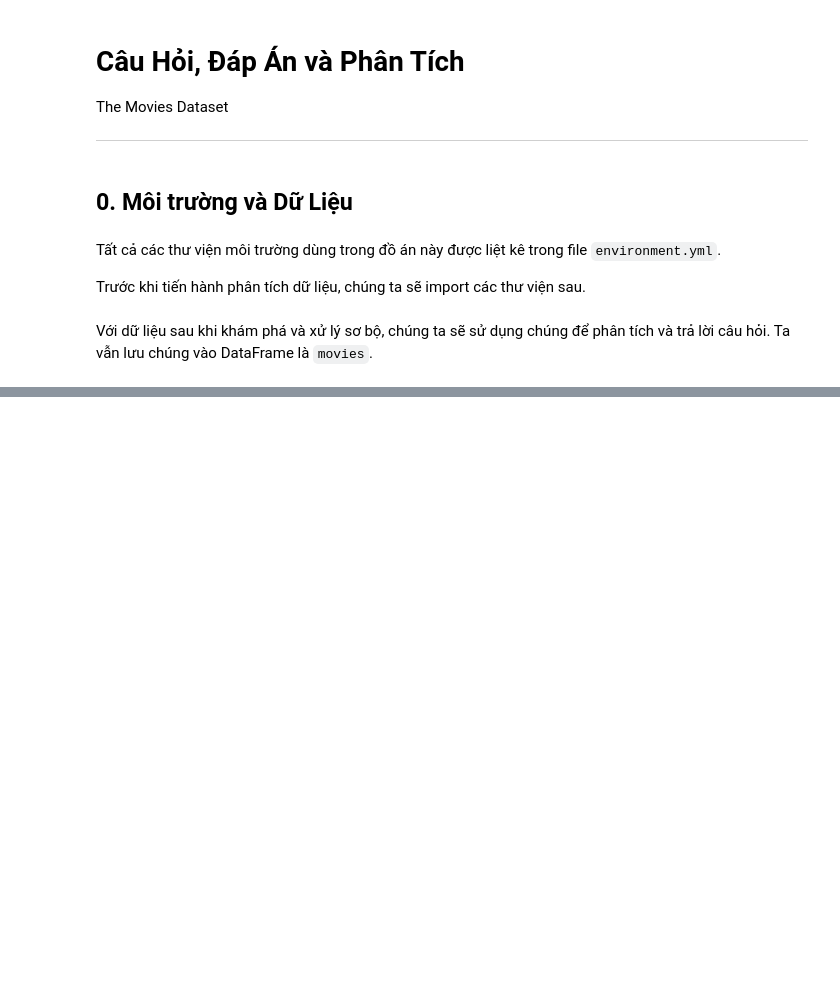
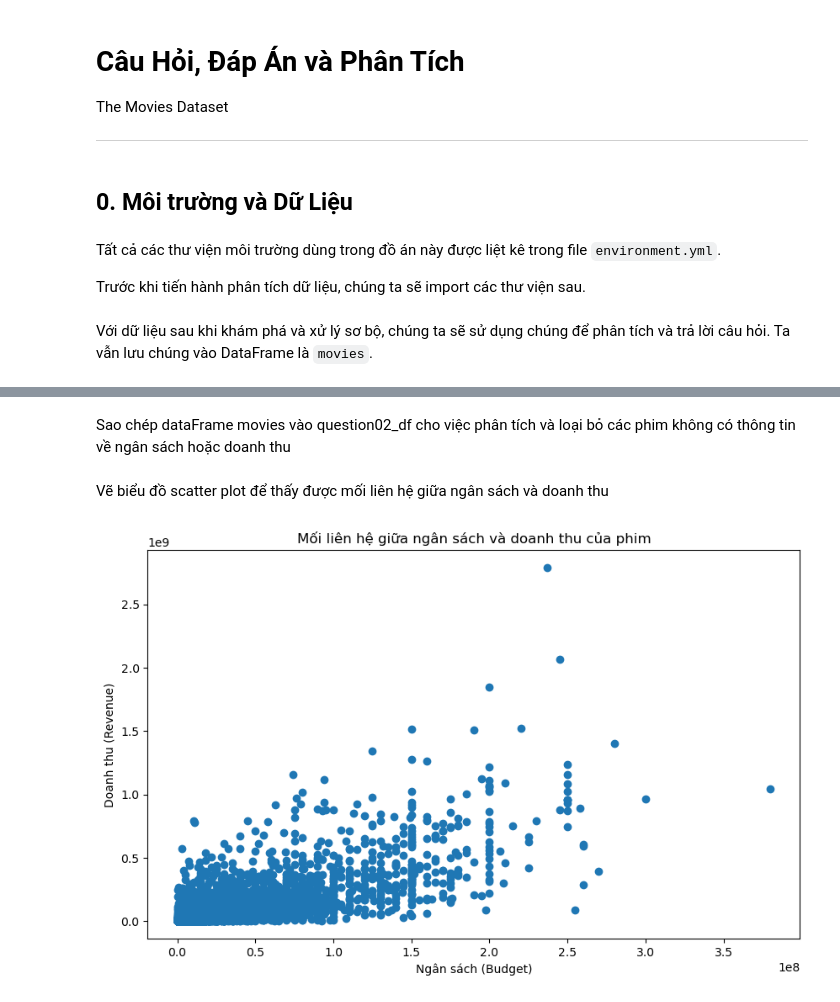
Before and after one commit to hoangfitus/csc17104-movies-eda, a Jupyter notebook: questions_and_answers.ipynb, the cells around one changed output, grey strips where cells are left out. Drawn from its saved outputs; the diff is of its cells as text; code cells hidden in the pictures; blank space fills up the shorter version.

```diff
--- a/questions_and_answers.ipynb
+++ b/questions_and_answers.ipynb
@@ -215,0 +233,16 @@ languages_df
+# %% [markdown]
+Sao chép dataFrame movies vào question02_df cho việc phân tích và loại bỏ các phim không có thông tin về ngân sách hoặc doanh thu
+# %%
+question02_df = movies.copy()
+question02_df = question02_df[(question02_df['budget'] > 0) & (question02_df['revenue'] > 0)]
+# %% [markdown]
+Vẽ biểu đồ scatter plot để thấy được mối liên hệ giữa ngân sách và doanh thu
+# %%
+plt.figure(figsize=(10, 6))
+plt.scatter(question02_df['budget'], question02_df['revenue'], alpha=1)
+plt.title('Mối liên hệ giữa ngân sách và doanh thu của phim')
+plt.xlabel('Ngân sách (Budget)')
+plt.ylabel('Doanh thu (Revenue)')
+plt.show()
+# %% [output]
+[figure, added]
```
Also changed, not shown: parts of 52 cells of this notebook.
